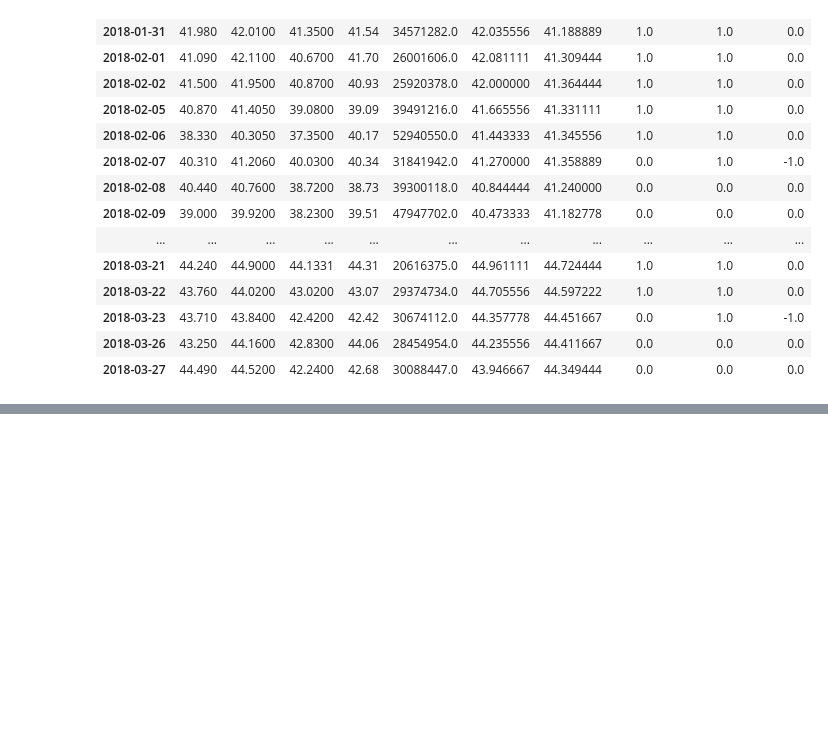
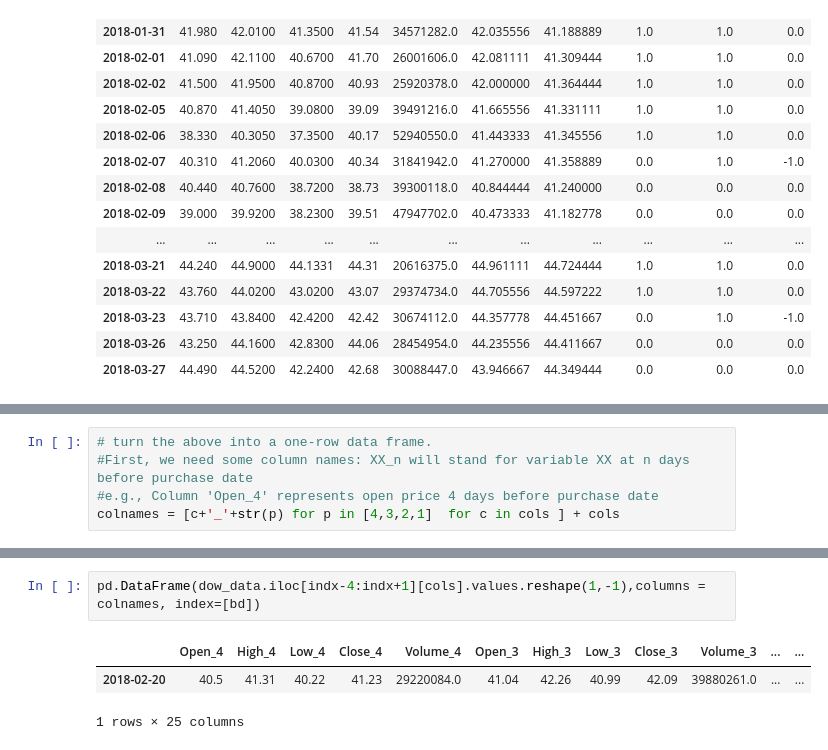
Before and after one commit to focods/neural-net-stock-trading, a Jupyter notebook: Data Wrangler.ipynb, the cells around one changed output, grey strips where cells are left out. Drawn from its saved outputs; the diff is of its cells as text; blank space fills up the shorter version.

```diff
--- a/Data Wrangler.ipynb
+++ b/Data Wrangler.ipynb
@@ -192,0 +218,5 @@ dow_data
+# %%
+# turn the above into a one-row data frame.
+#First, we need some column names: XX_n will stand for variable XX at n days before purchase date
+#e.g., Column 'Open_4' represents open price 4 days before purchase date
+colnames = [c+'_'+str(p) for p in [4,3,2,1]  for c in cols ] + cols
@@ -192,0 +227,6 @@ dow_data
+# %%
+pd.DataFrame(dow_data.iloc[indx-4:indx+1][cols].values.reshape(1,-1),columns = colnames, index=[bd])
+# %% [output]
+|  | Open_4 | High_4 | Low_4 | Close_4 | Volume_4 | Open_3 | High_3 | Low_3 | Close_3 | Volume_3 | ... | ... |
+| 2018-02-20 | 40.5 | 41.31 | 40.22 | 41.23 | 29220084.0 | 41.04 | 42.26 | 40.99 | 42.09 | 39880261.0 | ... | ... |
+1 rows × 25 columns
```
Also changed, not shown: parts of 18 cells of this notebook.
